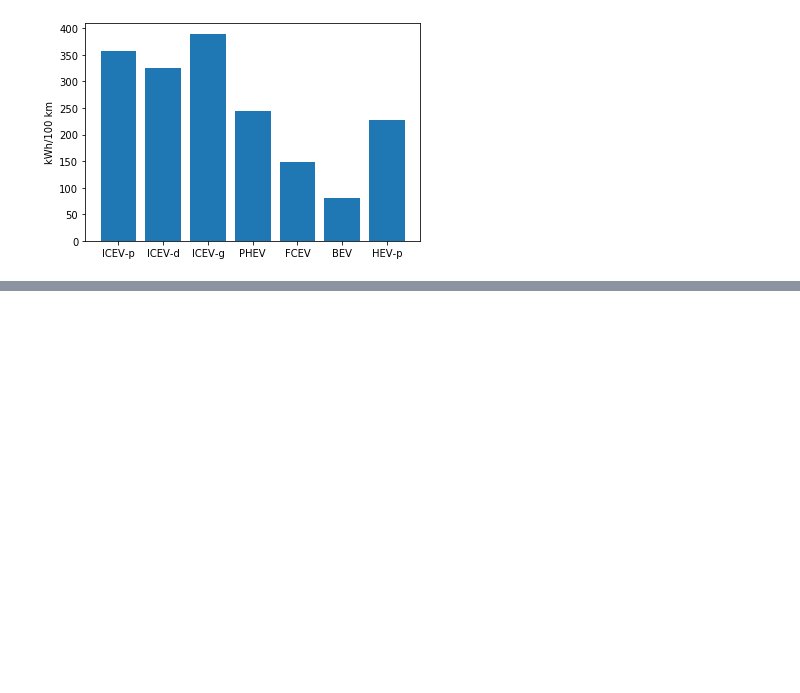
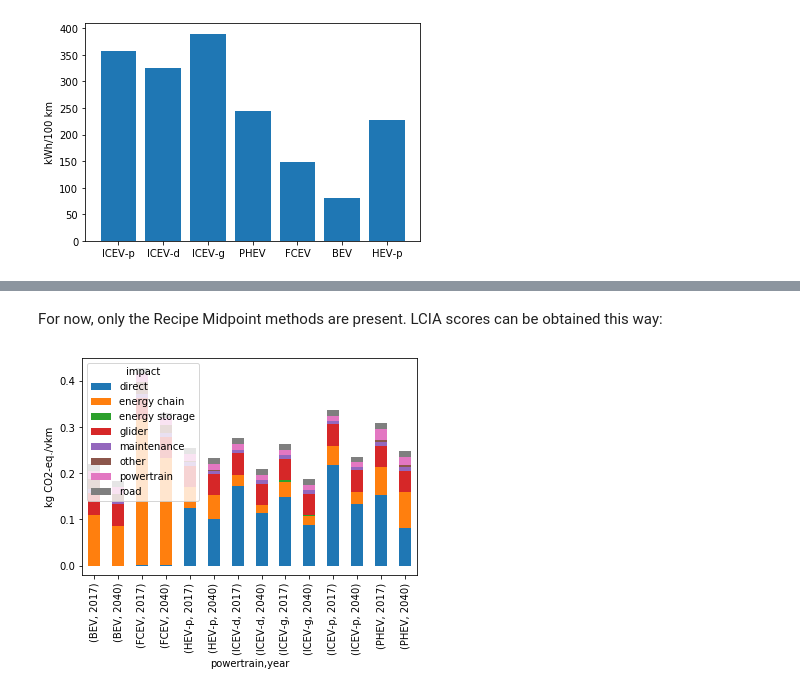
Before and after one commit to romainsacchi/carculator, a Jupyter notebook: examples/Examples.ipynb, the cells around one changed output, grey strips where cells are left out. Drawn from its saved outputs; the diff is of its cells as text; code cells hidden in the pictures; blank space fills up the shorter version.

```diff
--- a/examples/Examples.ipynb
+++ b/examples/Examples.ipynb
@@ -139,0 +260,19 @@ plt.show()
+# %% [markdown]
+For now, only the Recipe Midpoint methods are present. LCIA scores can be obtained this way:
+# %%
+from carculator import *
+import matplotlib.pyplot as plt
+cip = CarInputParameters()
+cip.static()
+dcts, array = fill_xarray_from_input_parameters(cip)
+cm = CarModel(array, cycle='WLTC')
+cm.set_all()
+ic = InventoryCalculation(cm.array)
+results = ic.calculate_impacts()
+# %%
+results.sel(impact_category='climate change', size='Large', value=0).to_dataframe('impact').unstack(level=2)['impact'].plot(kind='bar',
+                stacked=True)
+plt.ylabel('kg CO2-eq./vkm')
+plt.show()
+# %% [output]
+[figure, added]
```
Also changed, not shown: parts of 41 cells of this notebook, 6 other files.
